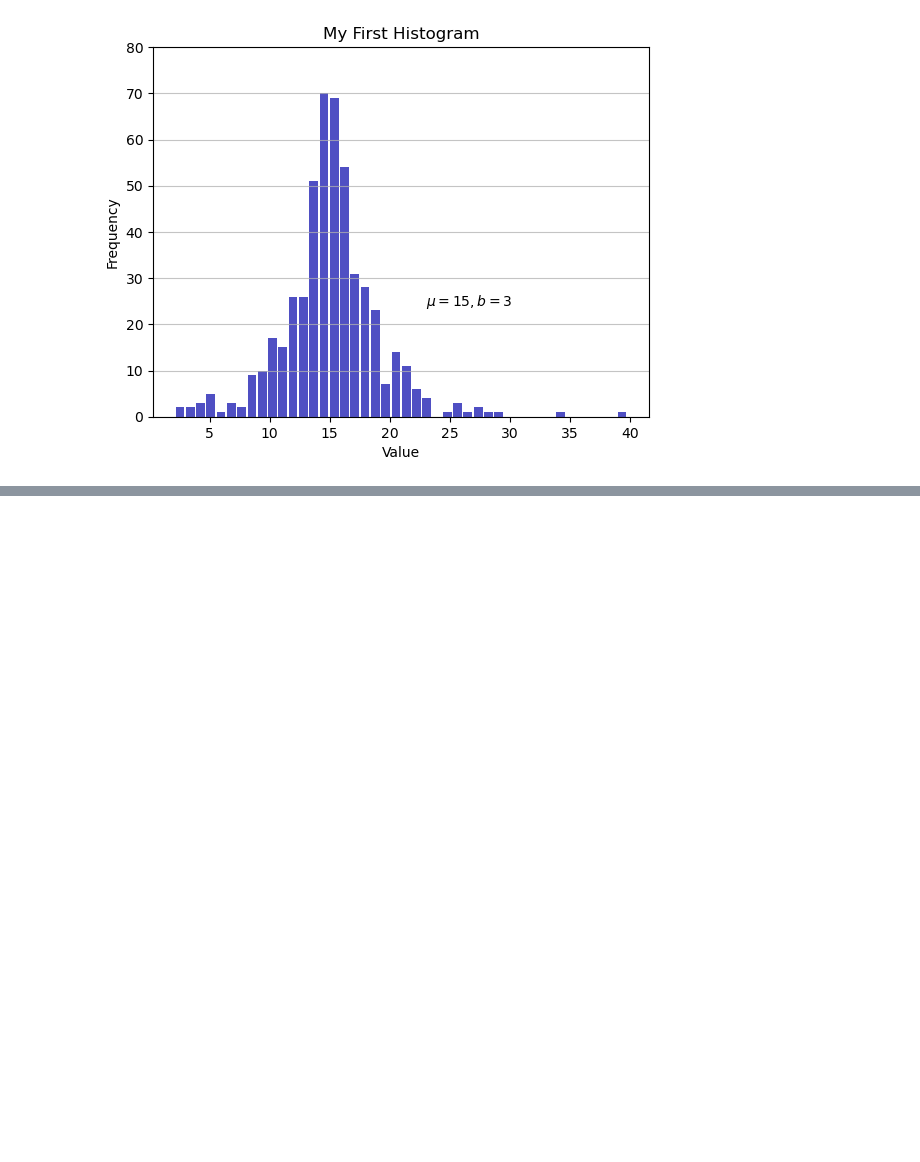
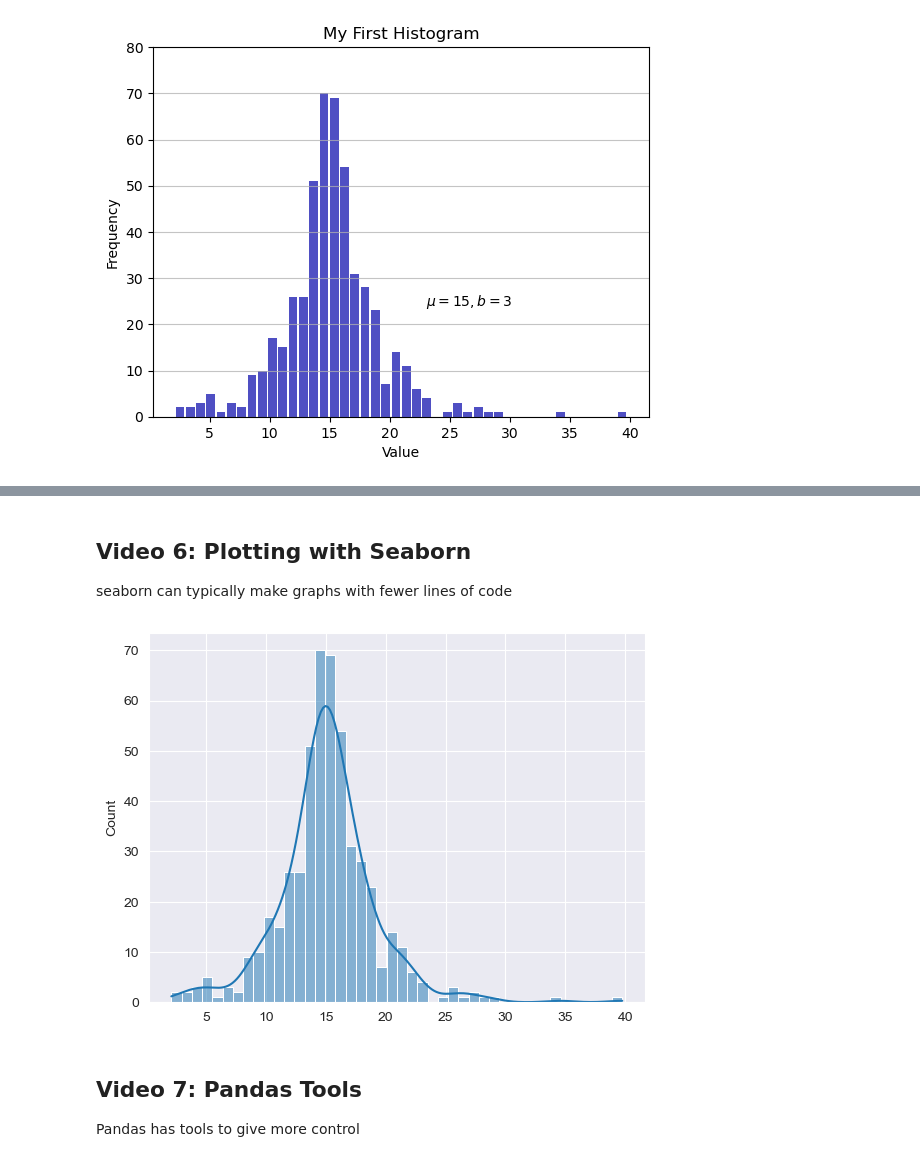
Before and after one commit to CalebF94/Practice-Code, a Jupyter notebook: Python/Python for Data Science/Python Histograms.ipynb, the cells around one changed output, grey strips where cells are left out. Cells and saved outputs as stored; diff of their text form; code cells hidden in the pictures; blank space fills up the shorter version.

```diff
--- a/Python/Python for Data Science/Python Histograms.ipynb
+++ b/Python/Python for Data Science/Python Histograms.ipynb
@@ -111,0 +148,28 @@ plt.grid(axis='y', alpha=0.75)
+# %% [markdown]
+## Video 6: Plotting with Seaborn
+
+seaborn can typically make graphs with fewer lines of code
+# %%
+import numpy as np
+import matplotlib.pyplot as plt
+import pandas as pd
+import seaborn as sns
+from scipy import stats
+
+sns.set_style('darkgrid')
+
+np.random.seed(444)
+
+d = np.random.laplace(loc=15, scale=3, size=500)
+
+sns.set_style('darkgrid')
+sns.histplot(d, kde=True)
+#sns.
+
+plt.show()
+# %% [output]
+[figure, added]
+# %% [markdown]
+## Video 7: Pandas Tools
+
+Pandas has tools to give more control
```
Also changed, not shown: parts of 7 cells of this notebook.
